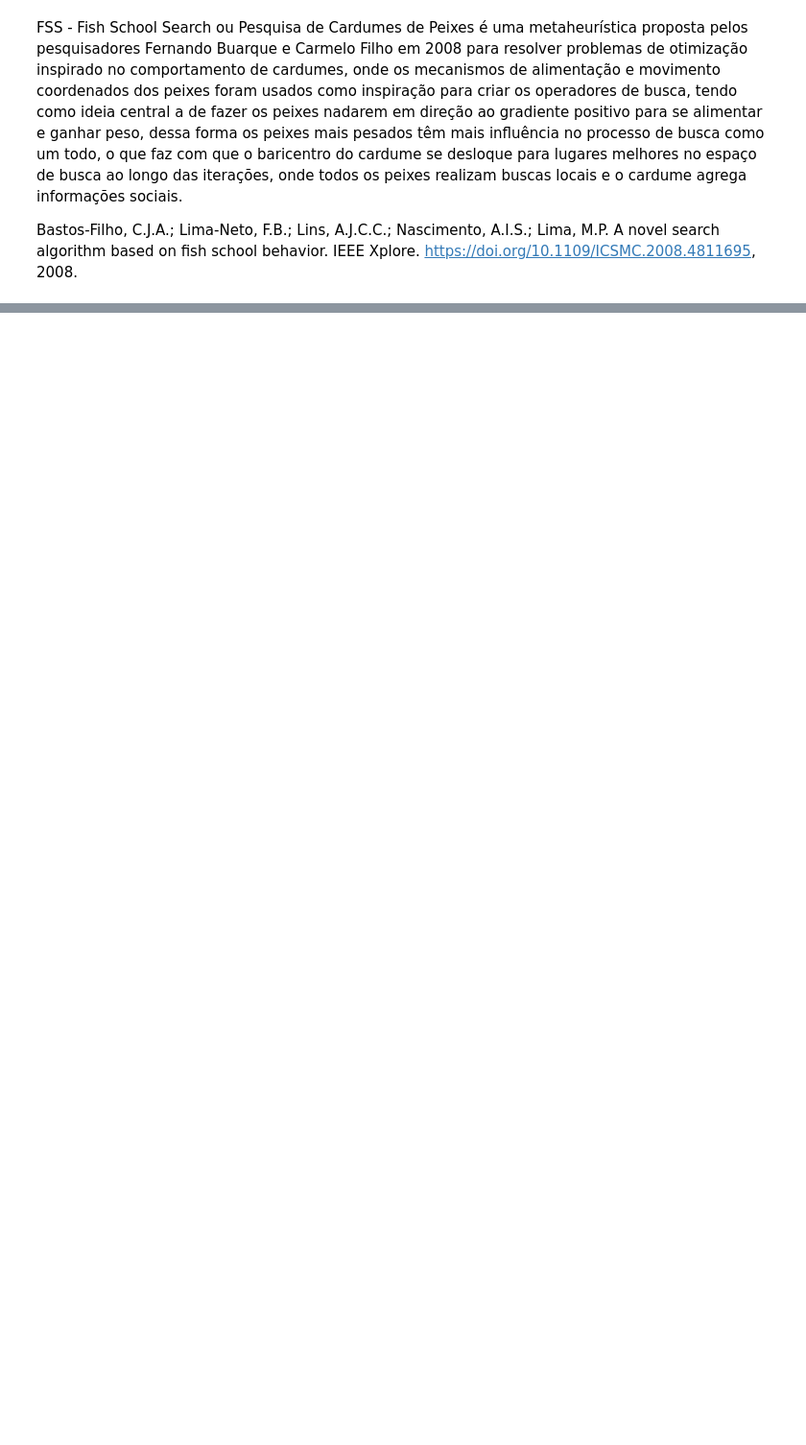
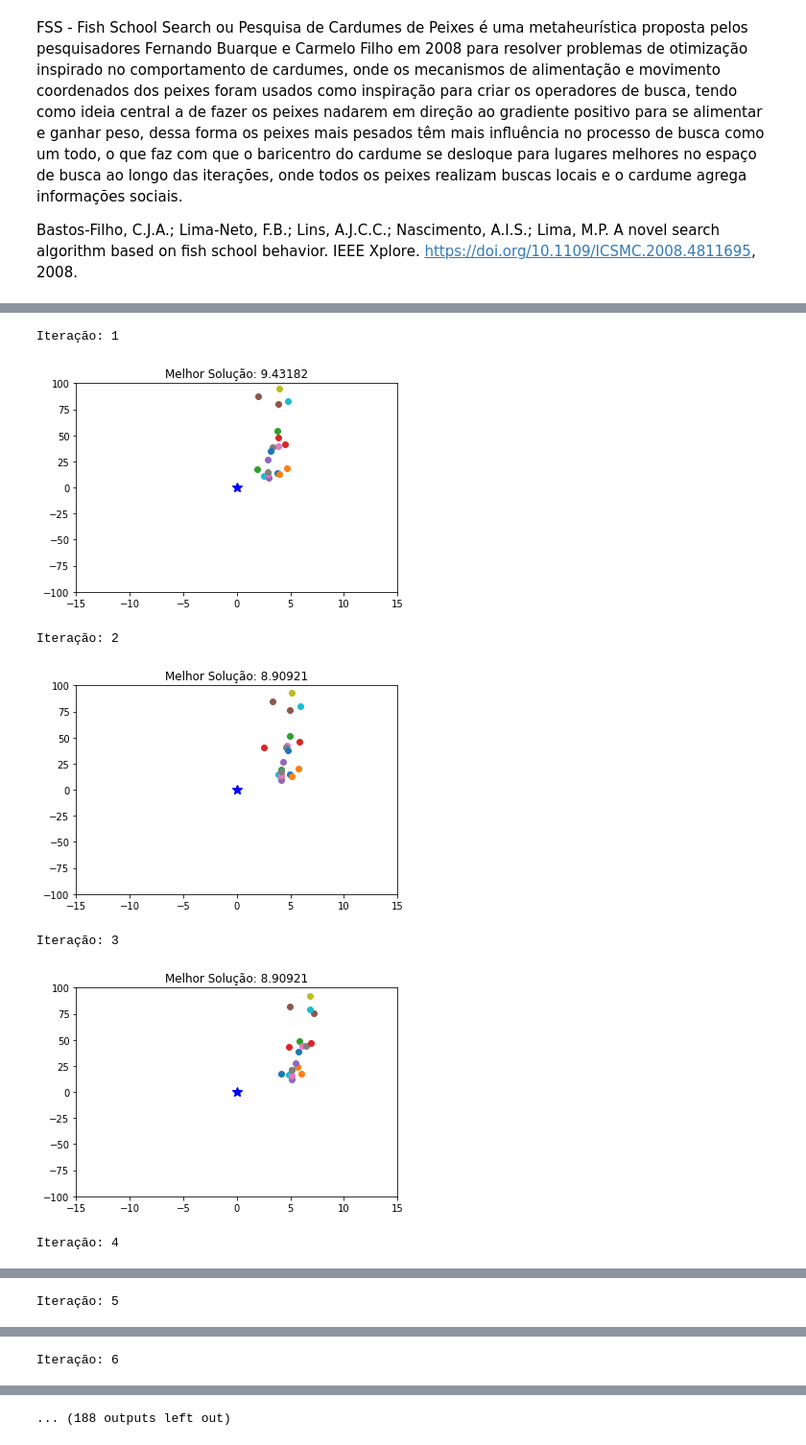
Before and after one commit to alvarofpinheiro/pifwia_fss, a Jupyter notebook: PIFWIA_FSS.ipynb, the cells around one changed output, grey strips where cells are left out. Shown at 96% size. Cells and saved outputs as stored; diff of their text form; code cells hidden in the pictures; blank space fills up the shorter version.

```diff
--- a/PIFWIA_FSS.ipynb
+++ b/PIFWIA_FSS.ipynb
@@ -147,7 +165,7 @@ def movimento_individual(populacao, passo_atual, problema):
       elif nova_posicao[-1] < LIMITES[0]:
         nova_posicao[-1] = LIMITES[0]
     #verifica o fitness da nova posicao
-    novo_fitness = fitness(problema, nova_posicao)
+    novo_fitness = fcusto(problema, nova_posicao)
     #o peixe escolhe a melhor posicao e salva a diferenca de fitness e de posicao
     if(novo_fitness < peixe.fitness):
       peixe.dif_fitness = peixe.fitness - novo_fitness
@@ -236,33 +316,41 @@ def atualizar_passo(passo):
 # %%
-#otimiza as posições
+#otimização FSS
 passo = PASSO_INICIAL
 melhor_fitness = 999999999999
 fitness_tempo = []
 populacao = PEIXES
-#print("Melhor fitness inicial: ", melhor_fitness)
+convergencia = []
 for i in range(ITERACOES):
   print("Iteração: {:.0f}".format(i+1))
   movimento_individual(populacao, passo, FCUSTO)
   mudanca_peso = alimentacao(populacao)
   movimento_instintivo(populacao)
   baricentro = calcular_baricentro(populacao)
   movimento_volitivo(populacao, baricentro, mudanca_peso, passo)
   passo = atualizar_passo(passo)
   plt.axis([E1,E2,E3,E4])
   plt.plot(0,0, marker='*', markersize=10, color='b')
   for i in range(CARDUME):
-    populacao[i].fitness = fitness(FCUSTO, populacao[i].posicao)
+    populacao[i].fitness = fcusto(FCUSTO, populacao[i].posicao)
   for i in populacao:
     if melhor_fitness > i.fitness:
       melhor_fitness = i.fitness
   fitness_tempo.append(melhor_fitness)
   #exibe o enxame - mostrando no gráfico as posições atuais de cada paixe no aquário
+  x = []
+  y = []
   for i in range (CARDUME):
     p = populacao[i]
     d1,d2 = zip(p.posicao)
-    plt.plot(d1,d2, marker='o')
-  #plt.plot(melhor_fitness, marker='x', markersize=15, color='r') #ponto gbest
-  plt.show()
-  print('Melhor Ponto:',melhor_fitness)
-  print("")
-#print("Melhor fitness final: ", melhor_fitness)
+    x.append(d1)
+    y.append(d2)
+  exibe_grafico('Melhor Solução: {:.5f}'.format(melhor_fitness),x,y)
+  convergencia.append(melhor_fitness)
+# %% [output]
+Iteração: 1
+[figure, added]
+Iteração: 2
+[figure, added]
+Iteração: 3
+[figure, added]
+Iteração: 4
@@ -268,0 +358 @@ for i in range(ITERACOES):
+Iteração: 5
@@ -268,0 +360 @@ for i in range(ITERACOES):
+Iteração: 6
@@ -269 +362,2 @@ for i in range(ITERACOES):
+... (188 outputs left out)
 # %%
```
Also changed, not shown: parts of 14 cells of this notebook.
